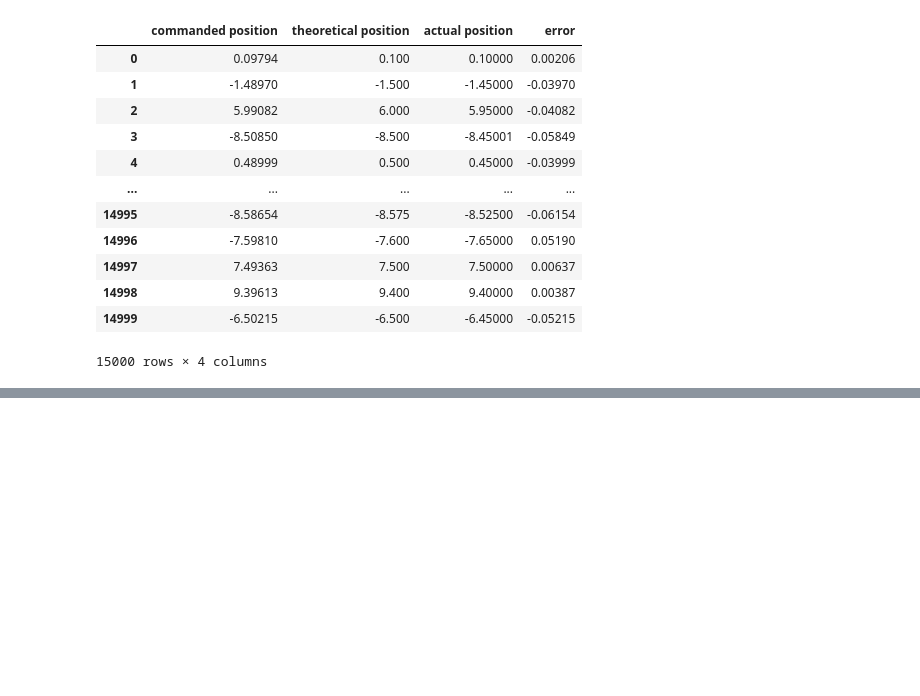
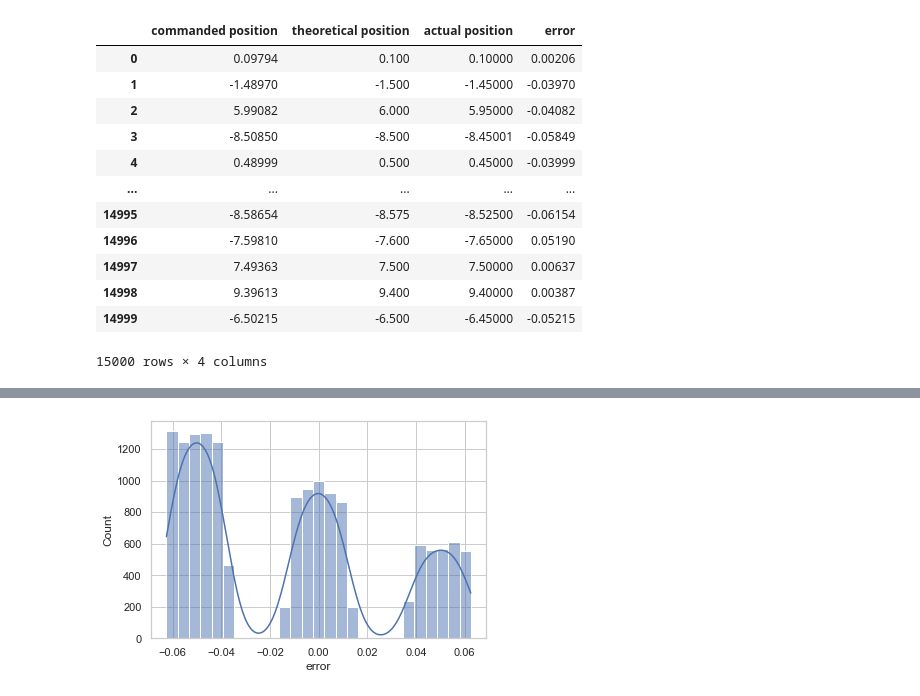
Before and after one commit to sanamsabooni/Thesis_ErrorDetection, a Jupyter notebook: Thesis_ErrorDetection.ipynb, the cells around one changed output, grey strips where cells are left out. Drawn from its saved outputs; the diff is of its cells as text; code cells hidden in the pictures; blank space fills up the shorter version.

```diff
--- a/Thesis_ErrorDetection.ipynb
+++ b/Thesis_ErrorDetection.ipynb
@@ -42,0 +66,6 @@ Y_b = data_b.iloc[:, -1].values  # Use the last column as the target
+# %%
+#Histogram
+sns.histplot(data_b['error'], kde=True)
+plt.show()
+# %% [output]
+[figure, added]
```
Also changed, not shown: parts of 18 cells of this notebook, 3 other files.
